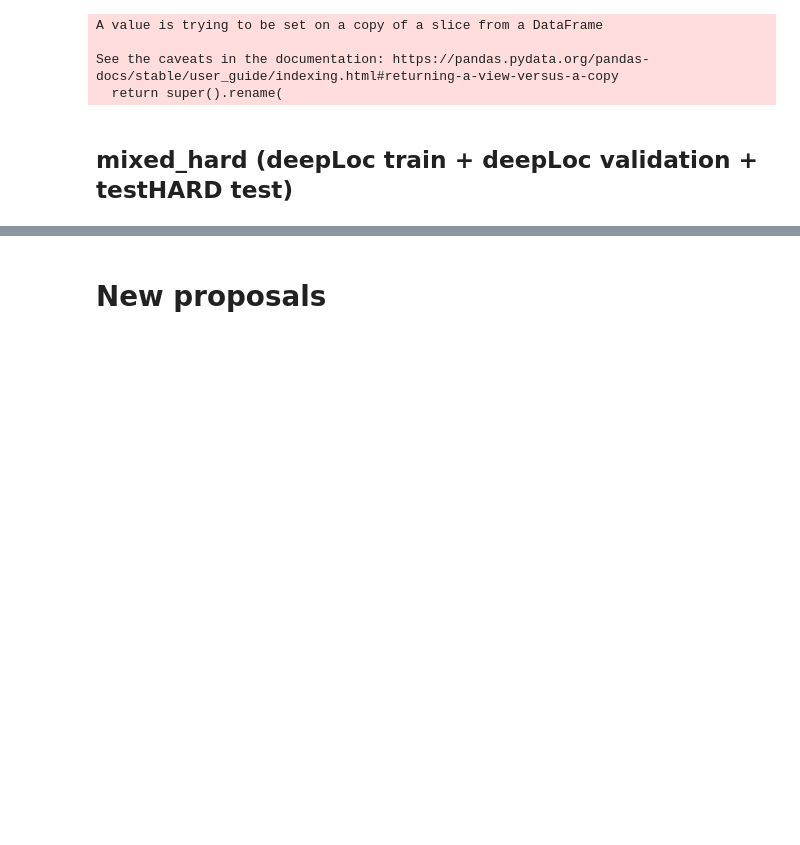
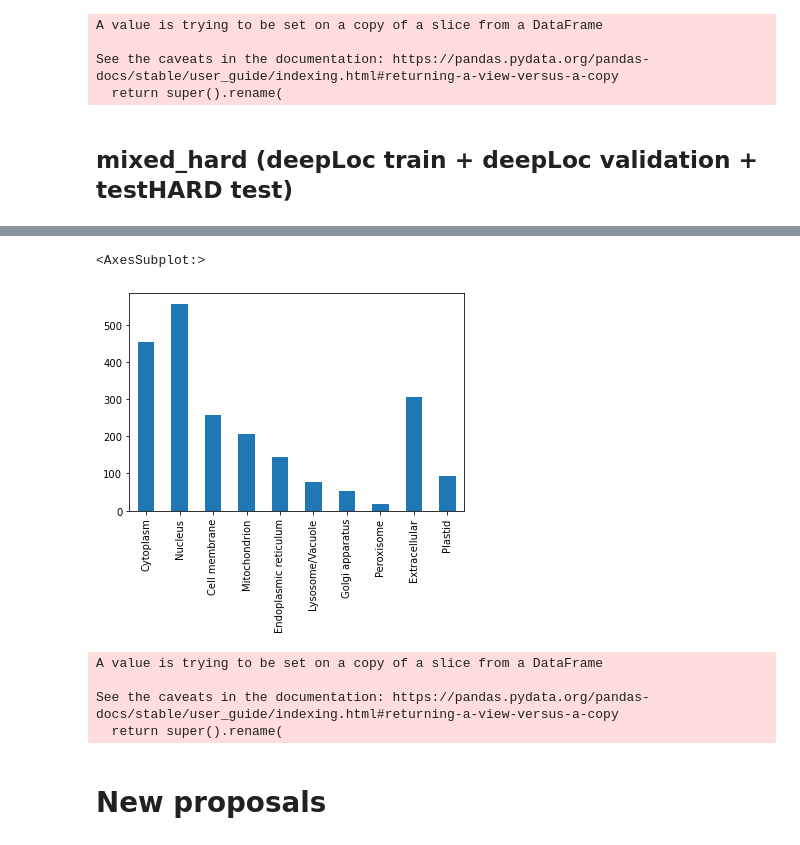
Before and after one commit to J-SNACKKB/FLIP, a Jupyter notebook: collect_splits/4_scl.ipynb, the cells around one changed output, grey strips where cells are left out. Drawn from its saved outputs; the diff is of its cells as text; code cells hidden in the pictures; blank space fills up the shorter version.

```diff
--- a/collect_splits/4_scl.ipynb
+++ b/collect_splits/4_scl.ipynb
@@ -147,0 +211,12 @@ mixed_hard.to_csv(split_path / 'splits' / 'mixed_hard.cvs', index = False)
+# %%
+# All partitions looks equally so we can simply ignore the column
+deepLoc2_train_and_val = deepLoc2_train_and_val.drop('Partition', axis=1)
+
+# Sample instances for the validation set over the 10% of the total amount of sequences
+deepLoc2_validation = deepLoc2_train_and_val.sample(frac=0.1, random_state=1234)
+# %%
+# Check if the validation set preserves the data distribution
+deepLoc2_validation['Class'].value_counts().reindex(classes_columns_names).plot(kind='bar')
+# %% [output]
+<AxesSubplot:>
+[figure, added]
@@ -147,0 +226,28 @@ mixed_hard.to_csv(split_path / 'splits' / 'mixed_hard.cvs', index = False)
+# %%
+mixed_vs_human_2 = DataFrame(columns = ["sequence", "target", "set", "validation"])
+
+# Add train set (deepLoc 2 train (mixed))
+tmp = deepLoc2_train[["Sequence", "Class"]]
+tmp.rename(columns = {"Sequence": "sequence", "Class": "target"}, inplace = True)
+tmp.insert(2, "set", ["train"]*len(deepLoc2_train))
+mixed_vs_human_2 = mixed_vs_human_2.append(tmp)
+
+# Add validation set (deepLoc)
+tmp = deepLoc2_validation[["Sequence", "Class"]]
+tmp.rename(columns = {"Sequence": "sequence", "Class": "target"}, inplace = True)
+tmp.insert(2, "set", ["train"]*len(deepLoc2_validation))
+tmp.insert(2, "validation", [True]*len(deepLoc2_validation))
+mixed_vs_human_2 = mixed_vs_human_2.append(tmp)
+
+# Add test set (deepLoc 2 test (human))
+tmp = deepLoc2_test[["fasta", "Class"]]
+tmp.rename(columns = {"fasta": "sequence", "Class": "target"}, inplace = True)
+tmp.insert(2, "set", ["test"]*len(deepLoc2_test))
+mixed_vs_human_2 = mixed_vs_human_2.append(tmp)
+
+mixed_vs_human_2 = mixed_vs_human_2.reset_index(drop = True)
+# %% [output]
+A value is trying to be set on a copy of a slice from a DataFrame
+
+See the caveats in the documentation: https://pandas.pydata.org/pandas-docs/stable/user_guide/indexing.html#returning-a-view-versus-a-copy
+  return super().rename(
```
Also changed, not shown: parts of 21 cells of this notebook.
